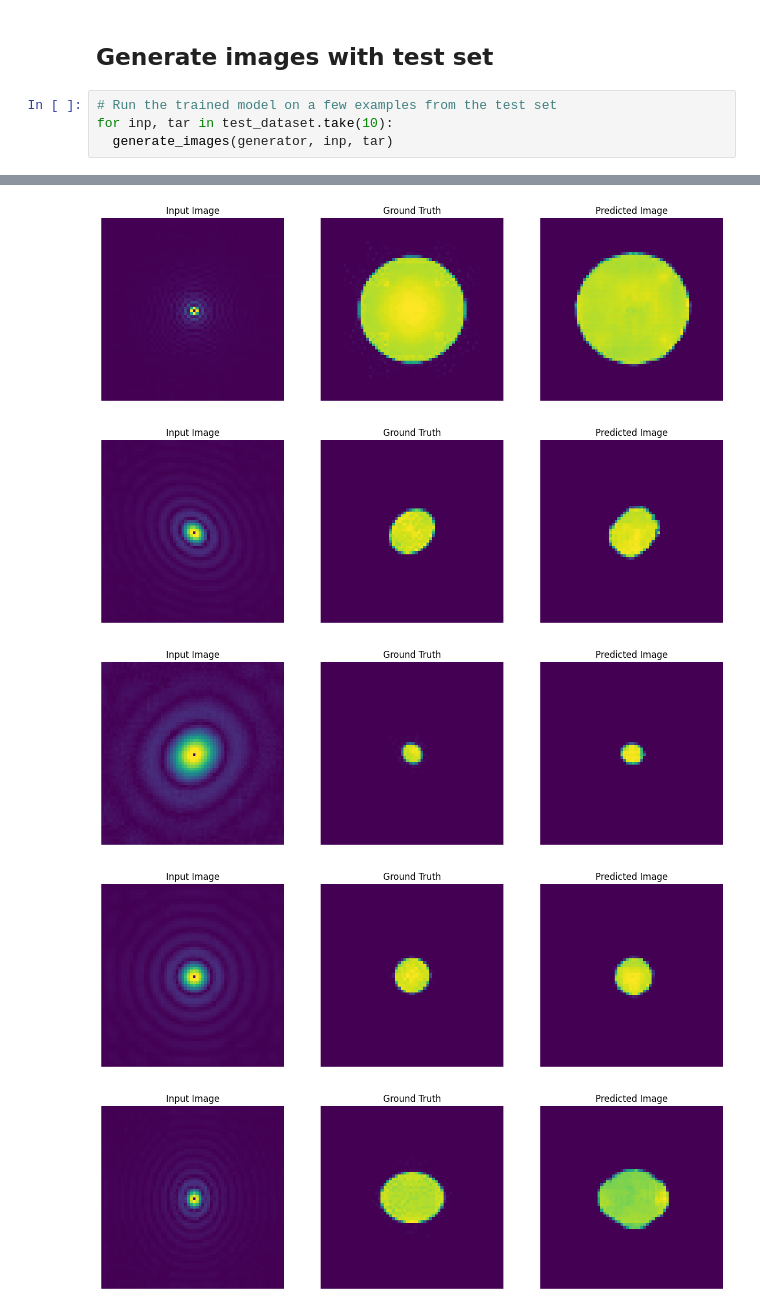
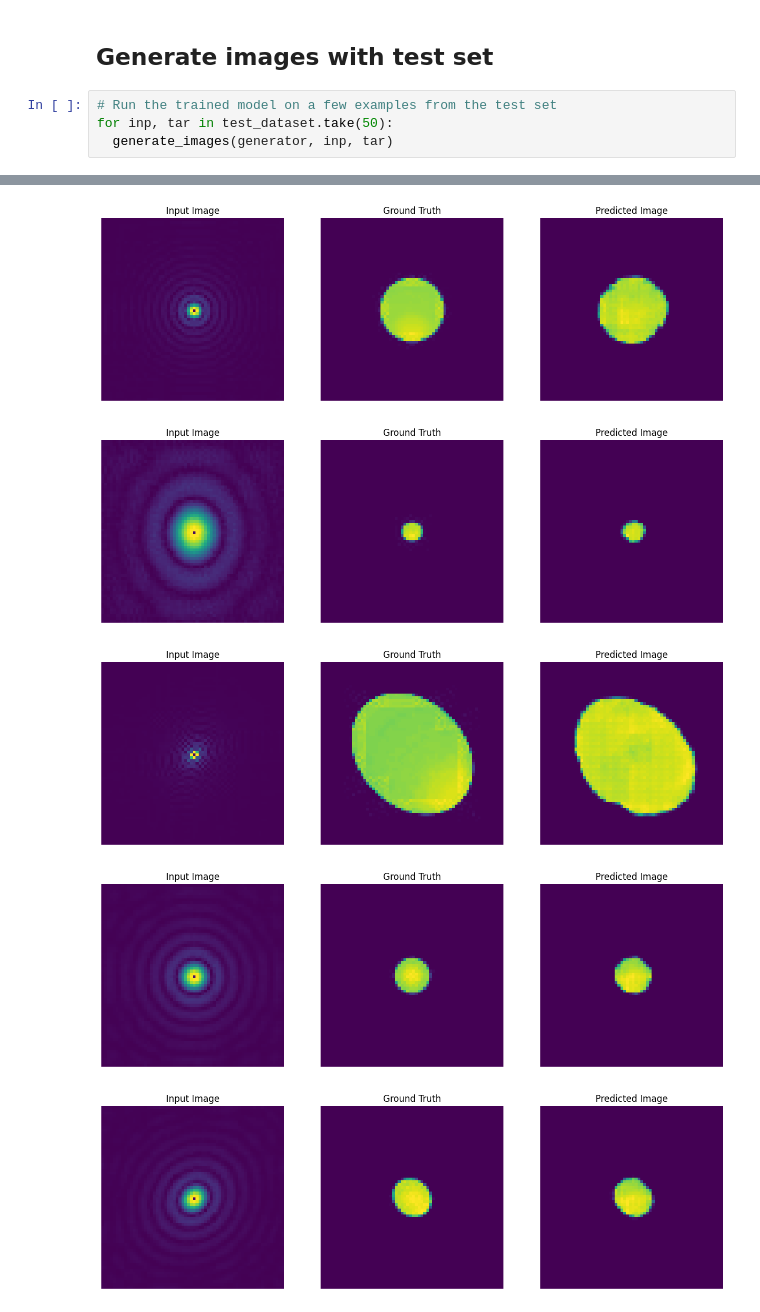
Before and after one commit to Yurivanderburg/II_GAN, a Jupyter notebook: ellipsoids/Ellipsoid_v0.2.ipynb, the cells around one changed output, grey strips where cells are left out. Drawn from its saved outputs; the diff is of its cells as text.

```diff
--- a/ellipsoids/Ellipsoid_v0.2.ipynb
+++ b/ellipsoids/Ellipsoid_v0.2.ipynb
@@ -549,6 +551,6 @@ models/models/ellipsoids_run1_a0.005_b0.005_discrep1_it50k_base/ckpt-10
 ## Generate images with test set
 # %%
 # Run the trained model on a few examples from the test set
-for inp, tar in test_dataset.take(10):
+for inp, tar in test_dataset.take(50):
   generate_images(generator, inp, tar)
 # %% [output]
@@ -559,5 +561,5 @@ for inp, tar in test_dataset.take(10):
-[figure, old version]
+[figure, new version]
-[figure, old version]
+[figure, new version]
-[figure, old version]
+[figure, new version]
-[figure, old version]
+[figure, new version]
-[figure, old version]
+[figure, new version]
```
Also changed, not shown: parts of 9 cells of this notebook, 4 other files.
